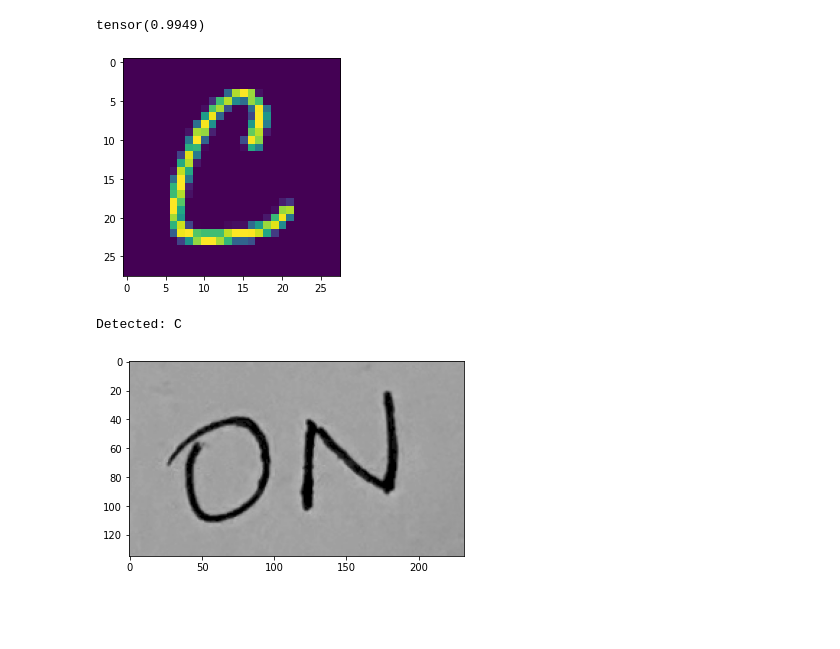
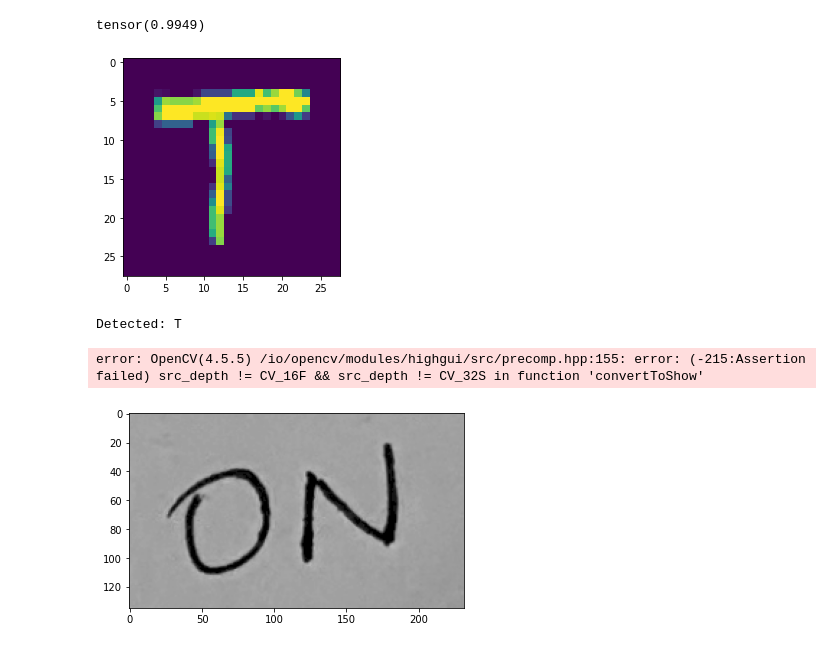
Before and after one commit to esdcapstone/Automated-Mail-Sorter, a Jupyter notebook: Vision/alphabet_basics.ipynb, the cells around one changed output. Saved outputs shown, nothing was run; the diff lists cells and outputs as text; code cells hidden in the pictures; blank space fills up the shorter version.

Commit message:
Add main method to text_detect for testing; Remove large files from repo

```diff
--- a/Vision/alphabet_basics.ipynb
+++ b/Vision/alphabet_basics.ipynb
@@ -219,12 +220,16 @@ import random
 # %%
-idx = random.randint(0, len(y_test_adjusted))
+idx = random.randint(0, len(preds))
 test_img = torch.from_numpy(X_test.iloc[idx].to_numpy()).to(torch.float64).reshape((28, 28, 1))
 plt.imshow(test_img)
 plt.show()
-print(f"Detected: {chr(ord('A') + y_test.iloc[idx])}")
+print(f"Detected: {chr(ord('A') + preds[idx])}")
+
+#cv2.imshow('img', X_test.iloc[idx].to_numpy().reshape((28, 28)))
+cv2.destroyAllWindows()
 # %% [output]
-[figure, old version]
+[figure, new version]
-Detected: C
+Detected: T
+error: OpenCV(4.5.5) /io/opencv/modules/highgui/src/precomp.hpp:155: error: (-215:Assertion failed) src_depth != CV_16F && src_depth != CV_32S in function 'convertToShow'
 # %%
 from torchvision import transforms
 import torchvision.transforms.functional as F
```
Also changed, not shown: parts of 1 cell of this notebook, 7 other files.
